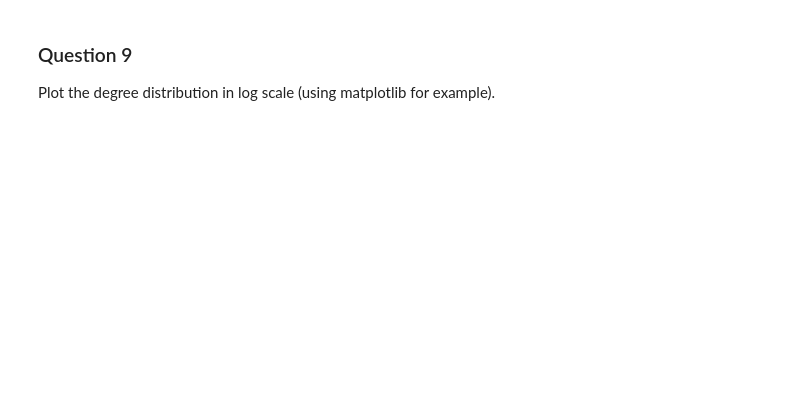
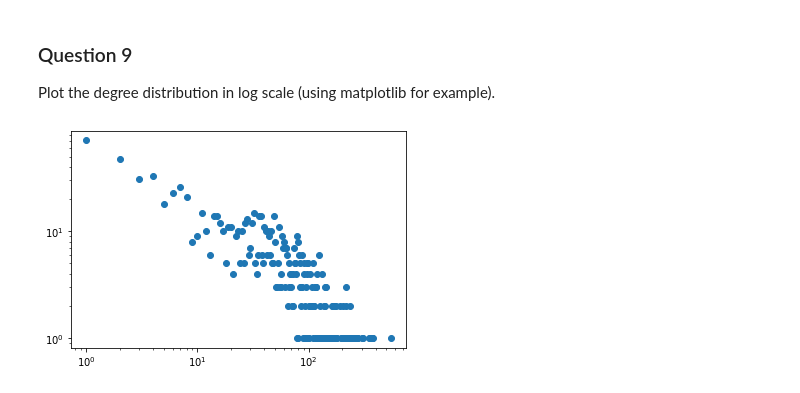
Before and after one commit to cao-gabriel/NAM, a Jupyter notebook: labs/TP1_Students.ipynb, the cells around one changed output. Drawn from its saved outputs; the diff is of its cells as text; code cells hidden in the pictures; blank space fills up the shorter version.

```diff
--- a/labs/TP1_Students.ipynb
+++ b/labs/TP1_Students.ipynb
@@ -256,0 +151,9 @@ if __name__ == '__main__'  and '__file__' not in globals():
+# %%
+def compute_degree_dist(graph):
+    degree_dist = {}
+    for node in graph:
+        degree = len(graph[node])
+        if degree not in degree_dist:
+            degree_dist[degree] = 0
+        degree_dist[degree] += 1
+    return degree_dist
@@ -258,25 +181,3 @@ if __name__ == '__main__'  and '__file__' not in globals():
 ### Question 9
 
 Plot the degree distribution in log scale (using matplotlib for example).
-# %%
-def plot_degree_dist(my_graph, log = True, limits = (0.5, 10000, 0.5, 10000), my_label = "Label"):
-    '''
-    plot_degree_dist(my_graph)
-
-    Plot the degree distribution in log scale
-        Parameters:
-            my_graph (dictionary of lists)
-            log (boolean) (default = True): Plotting the graph with a axis in log scale
-            limits (int, int, int, int) (default = (0.5,10000,0.5,10000)) : the limits of the plot with the following format (xmin, xmax, ymin, ymax)
-        Returns
-    '''
-    my_degree_dist = degree_dist(my_graph)
-    xmin, xmax, ymin, ymax = limits
-    if log:
-        plt.xscale('log')
-        plt.yscale('log')
-        plt.xlim([xmin, xmax])
-        plt.ylim([ymin, ymax])
-
-    plt.scatter(my_degree_dist.keys(), my_degree_dist.values(), label = my_label)
-    plt.legend()
@@ -293,0 +184,11 @@ if __name__ == '__main__'  and '__file__' not in globals():
+# %%
+def plot_degree_dist(graph, log=True):
+    if log:
+        plt.yscale("log")
+        plt.xscale("log")
+    degree_dist = compute_degree_dist(graph)
+    plt.scatter(degree_dist.keys(), degree_dist.values())
+# %%
+plot_degree_dist(graph_from_file("email-Eu-core.txt"))
+# %% [output]
+[figure, added]
```
Also changed, not shown: parts of 28 cells of this notebook, 4 other files.
